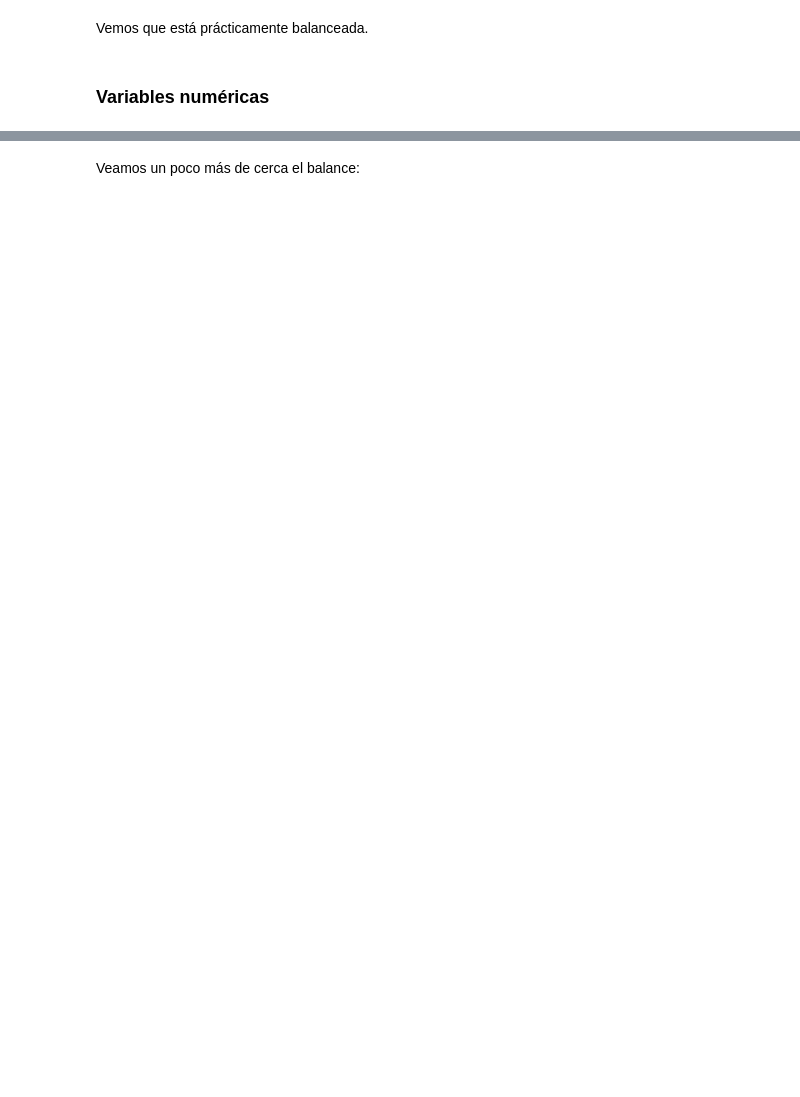
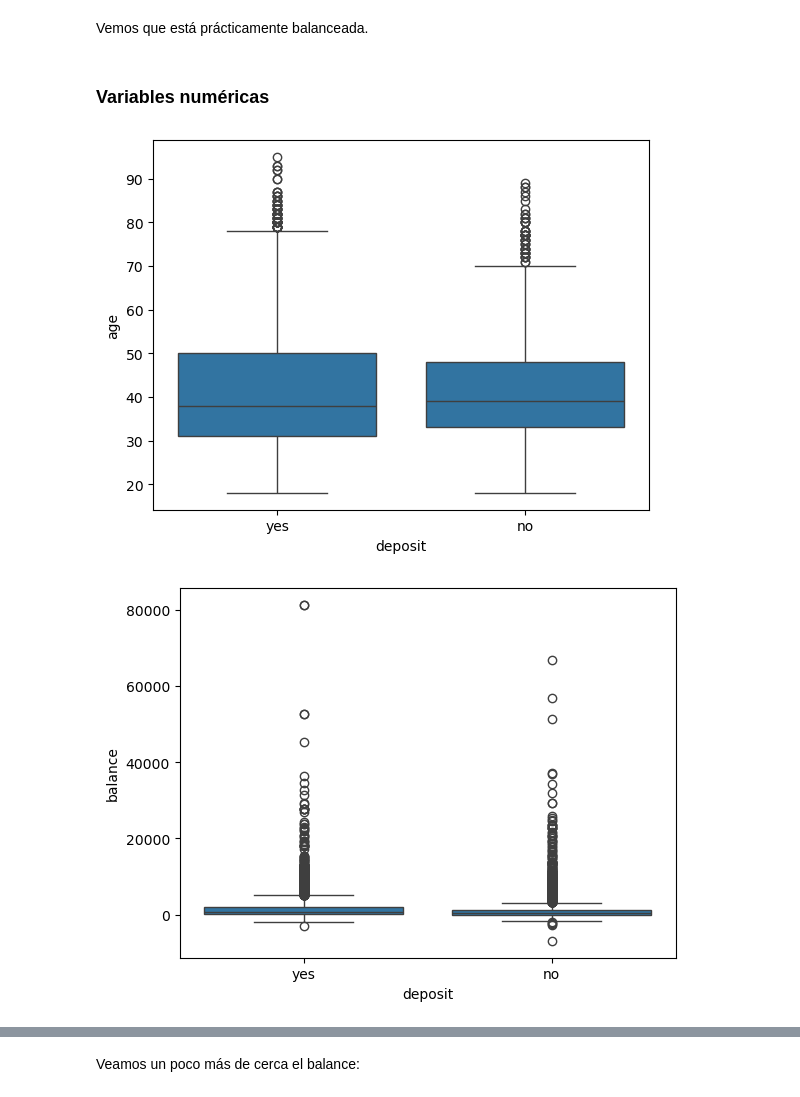
Before and after one commit to esjimenezro/mebo2024, a Jupyter notebook: modulo3/tema9/1-modelos-regresion-logistica.ipynb, the cells around one changed output, grey strips where cells are left out. Drawn from its saved outputs; the diff is of its cells as text; code cells hidden in the pictures; blank space fills up the shorter version.

```diff
--- a/modulo3/tema9/1-modelos-regresion-logistica.ipynb
+++ b/modulo3/tema9/1-modelos-regresion-logistica.ipynb
@@ -81,3 +119,9 @@ Vemos que está prácticamente balanceada.
 ### Variables numéricas
 # %%
 # Boxplot de las columnas numéricas, agrupado por la columna "deposit"
+for col in df.select_dtypes(include="number"):
+    sns.boxplot(x="deposit", y=col, data=df)
+    plt.show()
+# %% [output]
+[figure, added]
+[figure, added]
```
Also changed, not shown: parts of 45 cells of this notebook, 2 other files.
